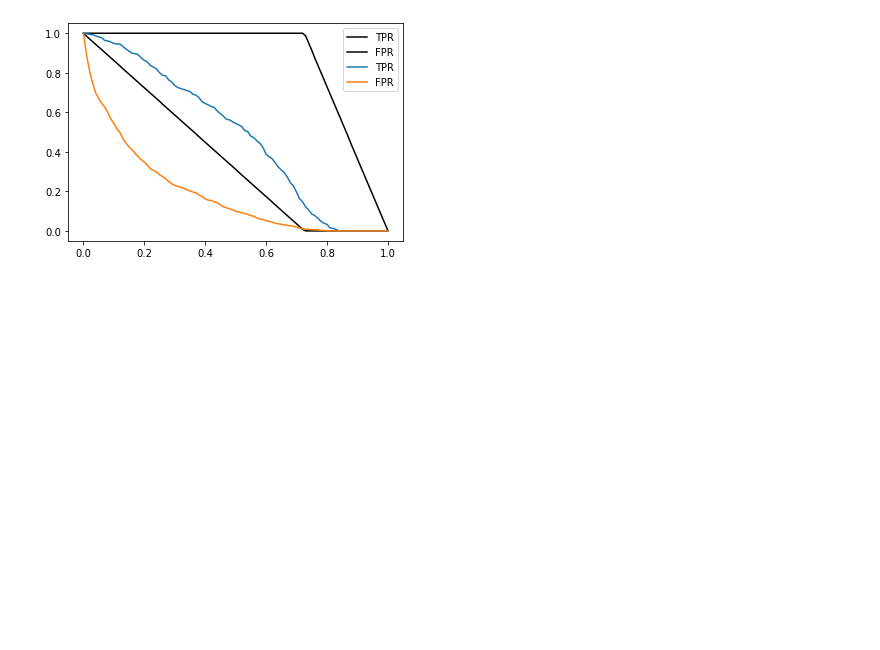
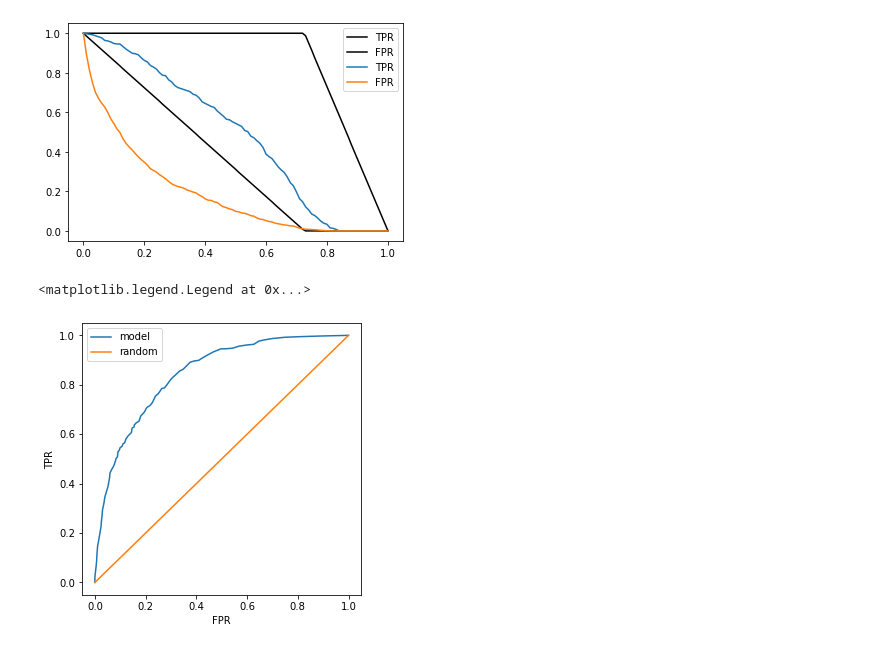
Before and after one commit to Debere1/ML_Course, a Jupyter notebook: 3. logistic regression/Evaluation.ipynb, the cells around one changed output. Cells and saved outputs as stored; diff of their text form; code cells hidden in the pictures; blank space fills up the shorter version.

```diff
--- a/3. logistic regression/Evaluation.ipynb
+++ b/3. logistic regression/Evaluation.ipynb
@@ -377,3 +377,17 @@ plt.legend()
 # %% [output]
 <matplotlib.legend.Legend at 0x...>
 [figure]
+# %%
+plt.figure(figsize=(5,5))
+
+plt.plot(df_scores.fpr, df_scores.tpr, label='model')
+plt.plot([0,1], [0,1], label='random')
+#plt.plot(df_rand.fpr, df_rand.tpr, label='random')
+#plt.plot(df_ideal.fpr, df_ideal.tpr, label= 'ideal')
+
+plt.xlabel('FPR')
+plt.ylabel('TPR')
+plt.legend()
+# %% [output]
+<matplotlib.legend.Legend at 0x...>
+[figure, added]
```
Also changed, not shown: parts of 13 cells of this notebook.
